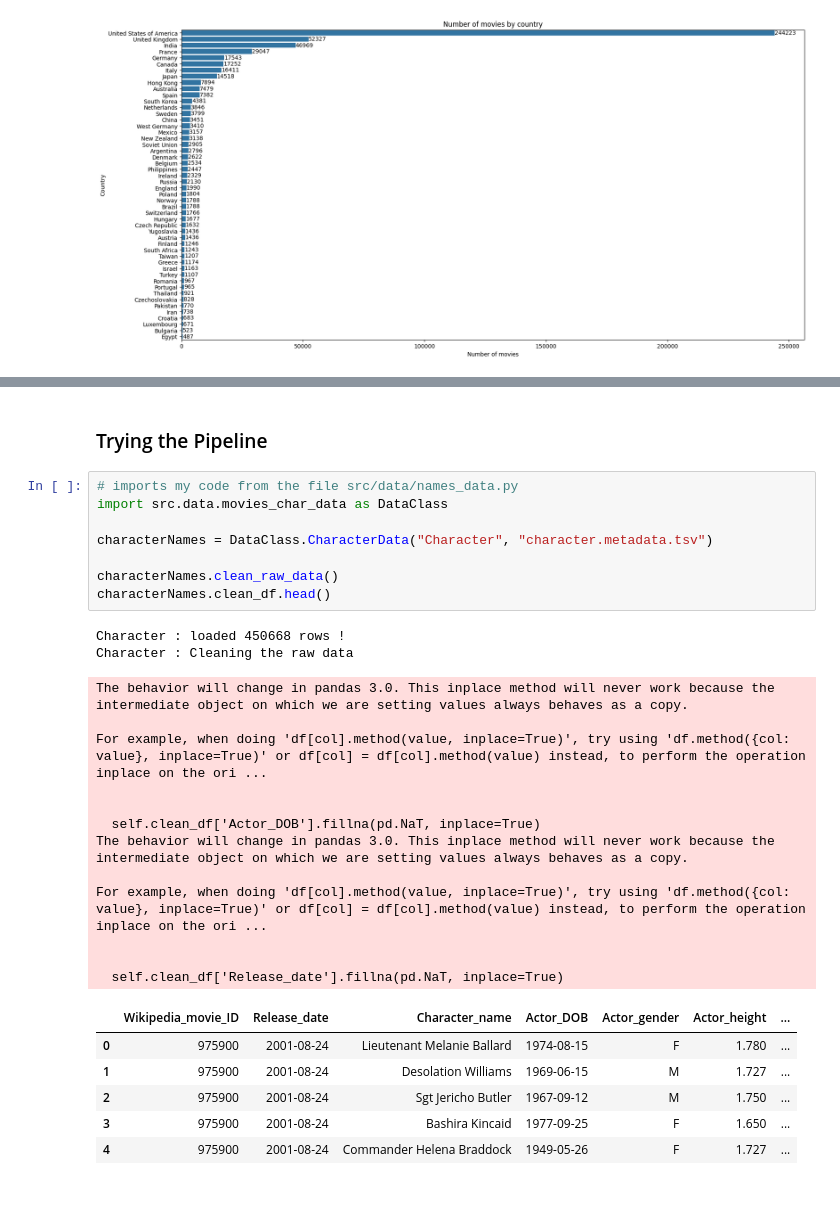
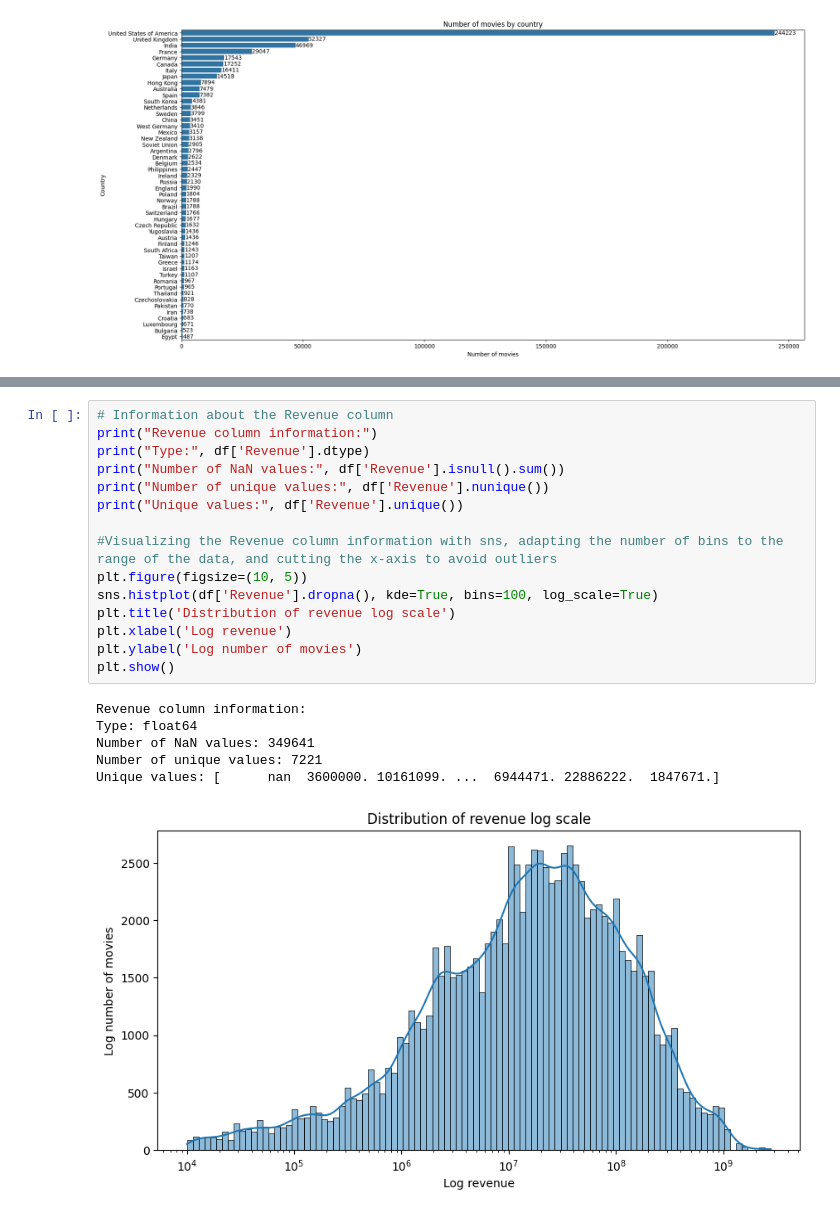
Before and after one commit to epfl-ada/ada-2024-project-dondata2025, a Jupyter notebook: pauline_preprocess.ipynb, the cells around one changed output, grey strips where cells are left out. Drawn from its saved outputs; the diff is of its cells as text.

```diff
--- a/pauline_preprocess.ipynb
+++ b/pauline_preprocess.ipynb
@@ -325,31 +302,22 @@ ValueError: Image size of 2105x94243 pixels is too large. It must be less than 2
-# %% [markdown]
-### Trying the Pipeline
-# %%
-# imports my code from the file src/data/names_data.py
-import src.data.movies_char_data as DataClass
-
-characterNames = DataClass.CharacterData("Character", "character.metadata.tsv")
-
-characterNames.clean_raw_data()
-characterNames.clean_df.head()
-# %% [output]
-Character : loaded 450668 rows !
-Character : Cleaning the raw data
-The behavior will change in pandas 3.0. This inplace method will never work because the intermediate object on which we are setting values always behaves as a copy.
-
-For example, when doing 'df[col].method(value, inplace=True)', try using 'df.method({col: value}, inplace=True)' or df[col] = df[col].method(value) instead, to perform the operation inplace on the ori ...
-
-
-  self.clean_df['Actor_DOB'].fillna(pd.NaT, inplace=True)
-The behavior will change in pandas 3.0. This inplace method will never work because the intermediate object on which we are setting values always behaves as a copy.
-
-For example, when doing 'df[col].method(value, inplace=True)', try using 'df.method({col: value}, inplace=True)' or df[col] = df[col].method(value) instead, to perform the operation inplace on the ori ...
-
-
-  self.clean_df['Release_date'].fillna(pd.NaT, inplace=True)
-|  | Wikipedia_movie_ID | Release_date | Character_name | Actor_DOB | Actor_gender | Actor_height | ... |
-| 0 | 975900 | 2001-08-24 | Lieutenant Melanie Ballard | 1974-08-15 | F | 1.780 | ... |
-| 1 | 975900 | 2001-08-24 | Desolation Williams | 1969-06-15 | M | 1.727 | ... |
-| 2 | 975900 | 2001-08-24 | Sgt Jericho Butler | 1967-09-12 | M | 1.750 | ... |
-| 3 | 975900 | 2001-08-24 | Bashira Kincaid | 1977-09-25 | F | 1.650 | ... |
-| 4 | 975900 | 2001-08-24 | Commander Helena Braddock | 1949-05-26 | F | 1.727 | ... |
+# %%
+# Information about the Revenue column
+print("Revenue column information:")
+print("Type:", df['Revenue'].dtype)
+print("Number of NaN values:", df['Revenue'].isnull().sum())
+print("Number of unique values:", df['Revenue'].nunique())
+print("Unique values:", df['Revenue'].unique())
+
+#Visualizing the Revenue column information with sns, adapting the number of bins to the range of the data, and cutting the x-axis to avoid outliers
+plt.figure(figsize=(10, 5))
+sns.histplot(df['Revenue'].dropna(), kde=True, bins=100, log_scale=True)
+plt.title('Distribution of revenue log scale')
+plt.xlabel('Log revenue')
+plt.ylabel('Log number of movies')
+plt.show()
+# %% [output]
+Revenue column information:
+Type: float64
+Number of NaN values: 349641
+Number of unique values: 7221
+Unique values: [      nan  3600000. 10161099. ...  6944471. 22886222.  1847671.]
+[figure, added]
```
Also changed, not shown: parts of 7 cells of this notebook, 3 other files.
